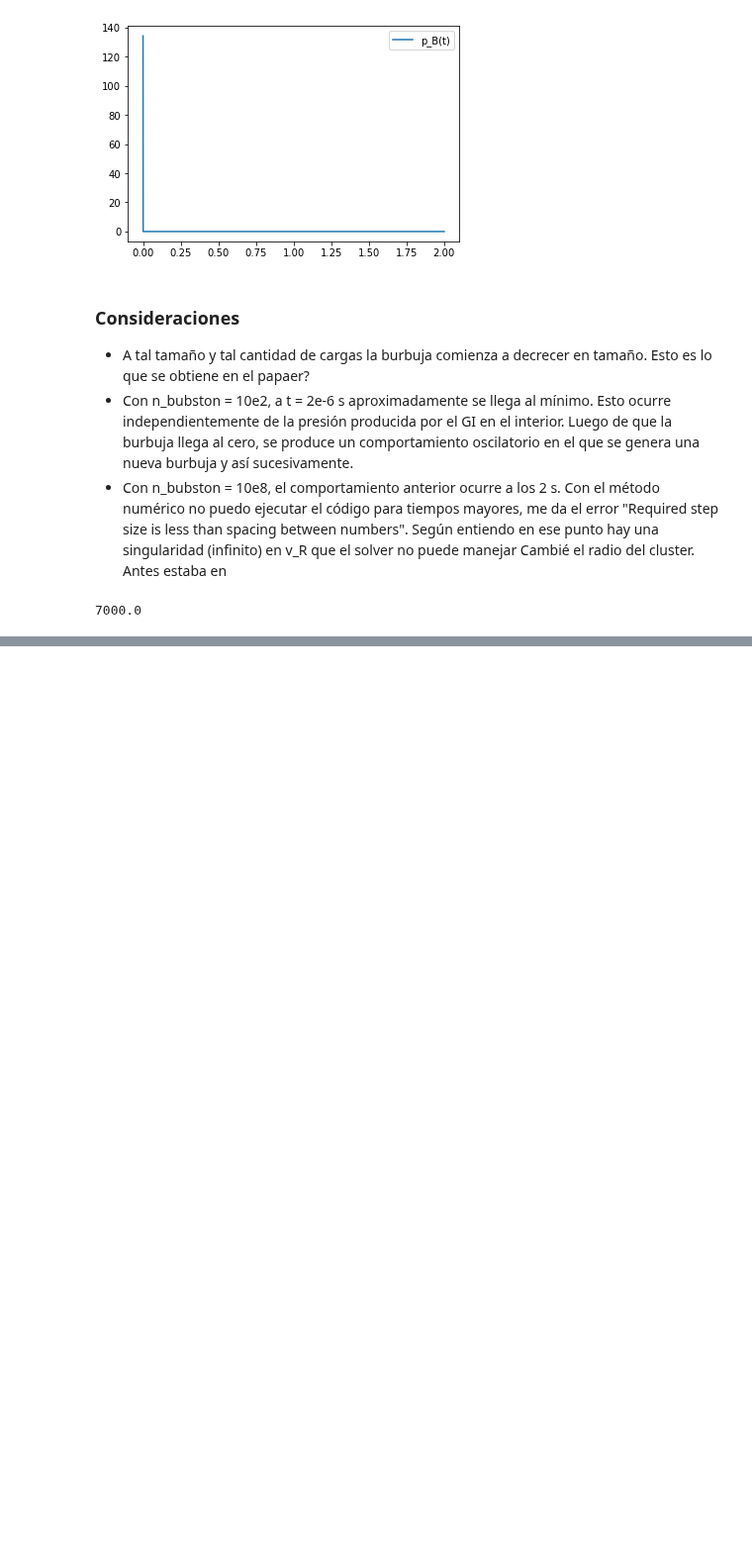
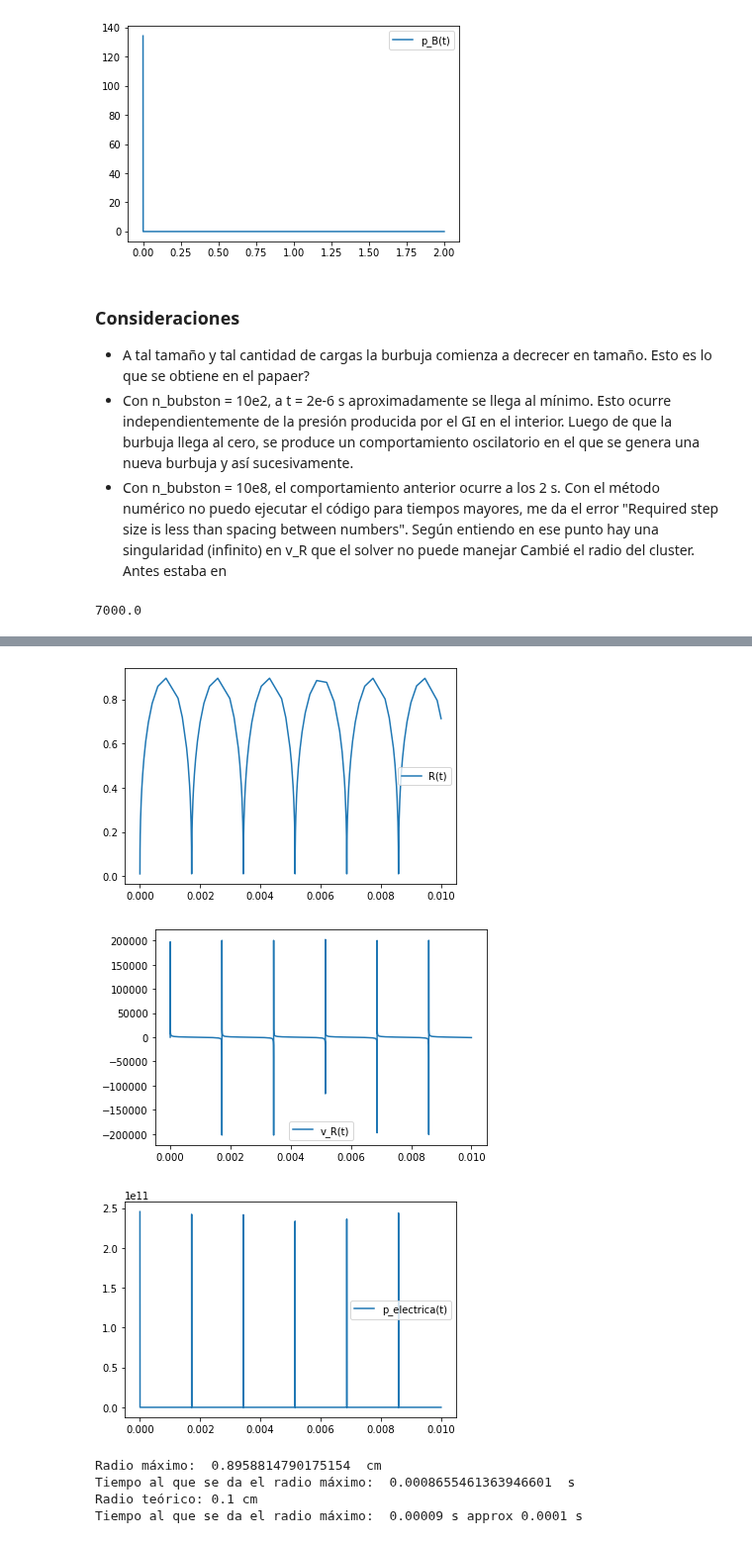
Before and after one commit to Lupama2/Vapor_en_burbuja_inicial_python, a Jupyter notebook: Evolucion del radio/radio.ipynb, the cells around one changed output, grey strips where cells are left out. Shown at 99% size. Saved outputs shown, nothing was run; the diff lists cells and outputs as text; code cells hidden in the pictures; blank space fills up the shorter version.

```diff
--- a/Evolucion del radio/radio.ipynb
+++ b/Evolucion del radio/radio.ipynb
@@ -491,0 +529,14 @@ Cambié el radio del cluster. Antes estaba en
+# %%
+#Defino la expresión (9) cuya solución es x
+
+def x(T_e, R0, Ne):
+
+    def ec_9(x):
+        #Expresión (9) del paper de Bunkin tal que está igualada a cero
+        return np.log(3*Ne*q_e**2/(T_e*R0)) + np.log(1/(1-1/x)) - x
+
+    return fsolve(ec_9, 2)[0]
+
+x(T_e_ini*(R0_1b/(20*R0_1b)), R_cl_ini, N_e_max_1b*n_bubston)
+
+#Da aproximadamente 17.97
@@ -491,0 +648,11 @@ Cambié el radio del cluster. Antes estaba en
+# %%
+#Resuelvo el sistema dy/dt usando solve_ivp
+t_ini = 0
+t_max = 100e-4 #2.5e-6 #70 ns
+
+y_ini = [R_cl, 0] #Condición inicial
+rtol = 1e-5 #tolerancia relativa para el método numérico
+sol = solve_ivp(dydt, [t_ini, t_max], y_ini, method = "DOP853", rtol = rtol, atol = rtol)
+#asumo que el problema no es stiff
+
+# print(sol)
@@ -491,0 +695,32 @@ Cambié el radio del cluster. Antes estaba en
+# %%
+#Grafico
+plt.plot(sol.t, sol.y[0], label = "R(t)")
+plt.legend()
+plt.show()
+
+plt.plot(sol.t, sol.y[1], label = "v_R(t)")
+plt.legend()
+plt.show()
+
+plt.plot(sol.t, p_electrica(n_e_mean(sol.y[0]), T_e(sol.y[0], R_cl_ini), x_cl, R_cl_ini), label = "p_electrica(t)")
+plt.legend()
+plt.show()
+# %% [output]
+[figure, added]
+[figure, added]
+[figure, added]
+# %%
+#Radio máximo
+print("Radio máximo: ", max(sol.y[0]), " cm")
+#Tiempo al que se da el radio máximo
+print("Tiempo al que se da el radio máximo: ", sol.t[np.argmax(sol.y[0])], " s")
+
+#Radio teórico
+print("Radio teórico: 0.1 cm")
+#Tiempo teórico
+print("Tiempo al que se da el radio máximo:  0.00009 s approx 0.0001 s ")
+# %% [output]
+Radio máximo:  0.8958814790175154  cm
+Tiempo al que se da el radio máximo:  0.0008655461363946601  s
+Radio teórico: 0.1 cm
+Tiempo al que se da el radio máximo:  0.00009 s approx 0.0001 s
```
Also changed, not shown: parts of 15 cells of this notebook.
